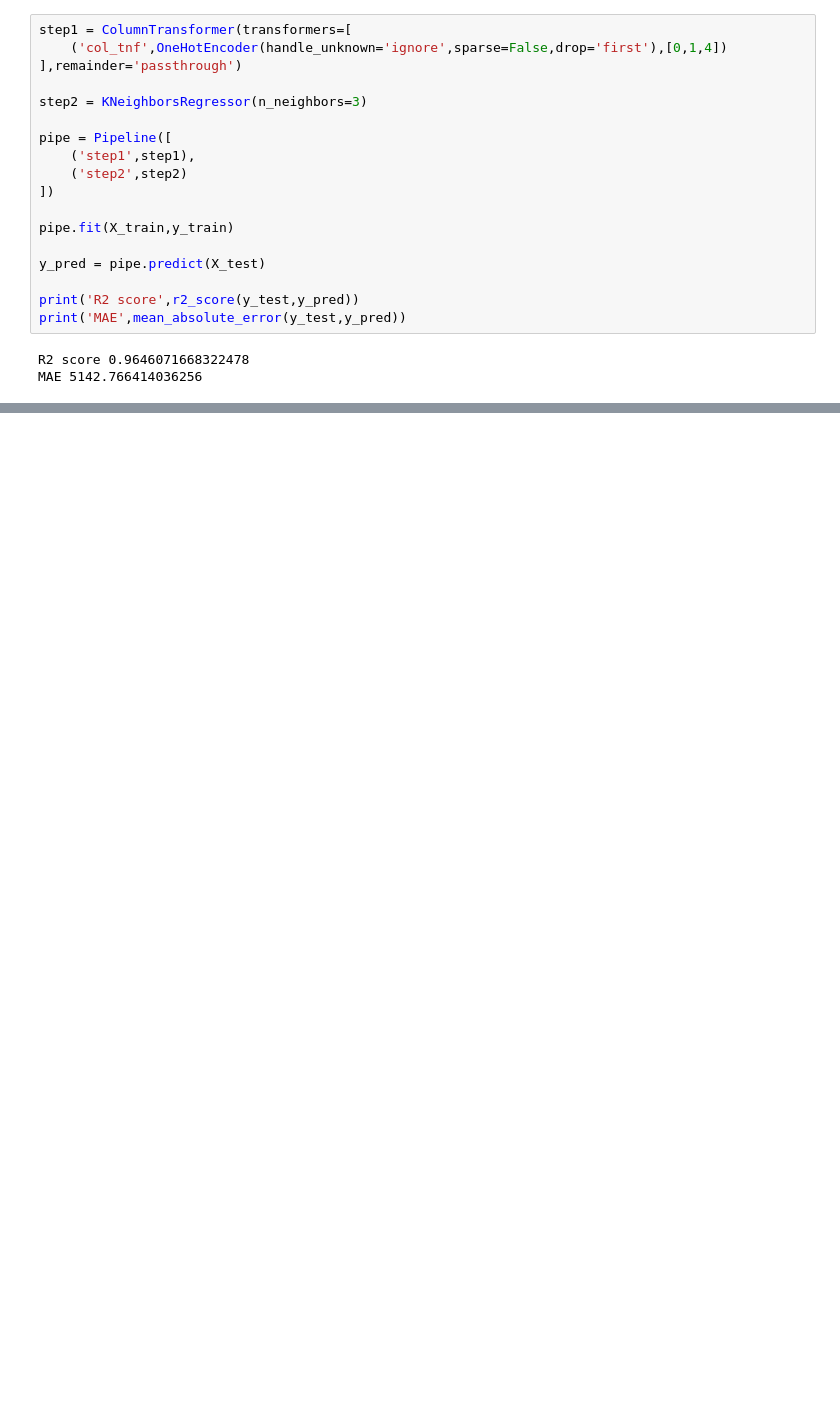
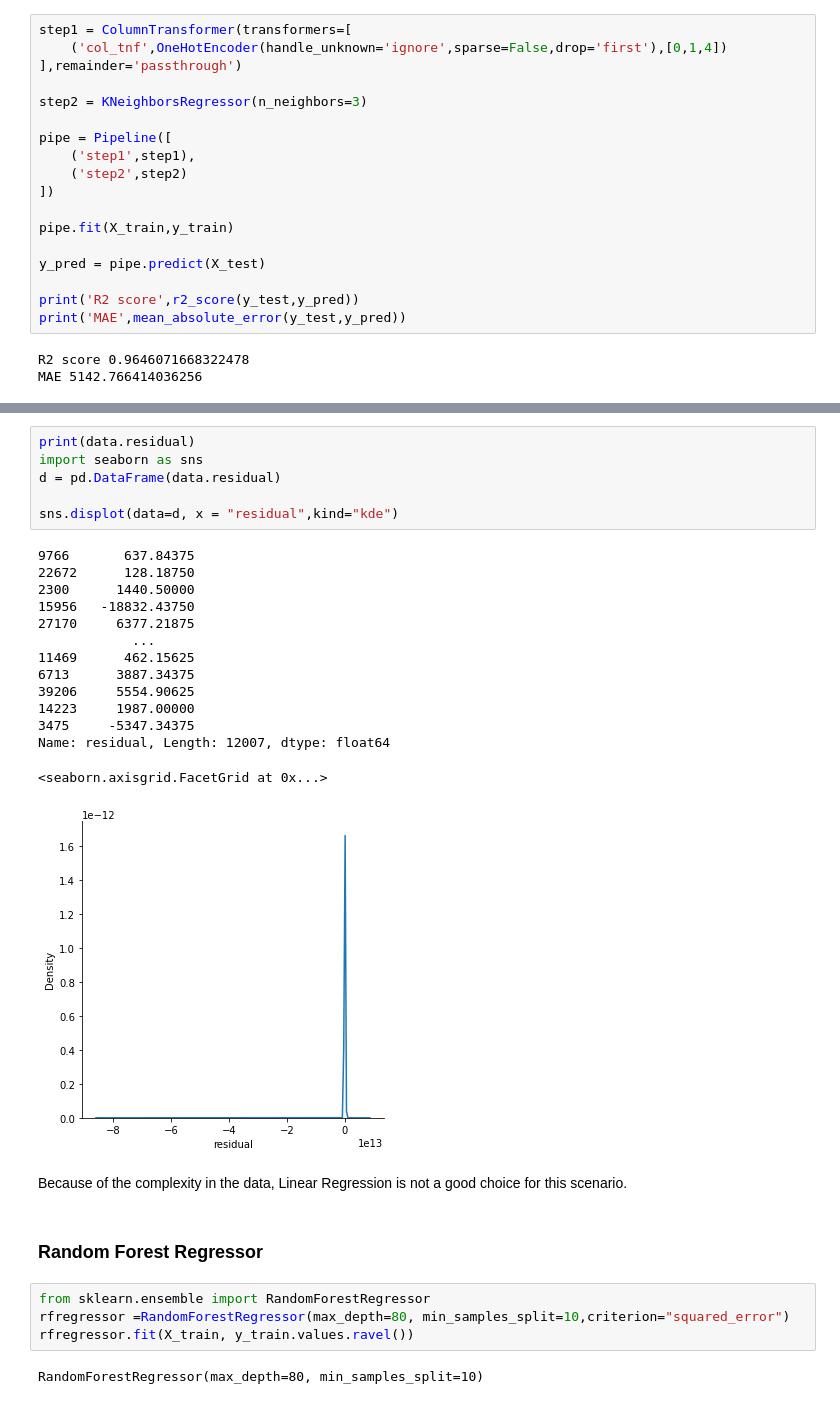
Before and after one commit to RaveenP-glitch/MScIT218785J, a Jupyter notebook: Models with Pipeline.ipynb, the cells around one changed output, grey strips where cells are left out. Drawn from its saved outputs; the diff is of its cells as text; blank space fills up the shorter version.

```diff
--- a/Models with Pipeline.ipynb
+++ b/Models with Pipeline.ipynb
@@ -322,0 +536,31 @@ print('MAE',mean_absolute_error(y_test,y_pred))
+# %%
+print(data.residual)
+import seaborn as sns
+d = pd.DataFrame(data.residual)
+
+sns.displot(data=d, x = "residual",kind="kde")
+# %% [output]
+9766       637.84375
+22672      128.18750
+2300      1440.50000
+15956   -18832.43750
+27170     6377.21875
+            ...
+11469      462.15625
+6713      3887.34375
+39206     5554.90625
+14223     1987.00000
+3475     -5347.34375
+Name: residual, Length: 12007, dtype: float64
+<seaborn.axisgrid.FacetGrid at 0x...>
+[figure, added]
+# %% [markdown]
+Because of the complexity in the data, Linear Regression is not a good choice for this scenario.
+# %% [markdown]
+### Random Forest Regressor
+# %%
+from sklearn.ensemble import RandomForestRegressor
+rfregressor =RandomForestRegressor(max_depth=80, min_samples_split=10,criterion="squared_error")
+rfregressor.fit(X_train, y_train.values.ravel())
+# %% [output]
+RandomForestRegressor(max_depth=80, min_samples_split=10)
```
Also changed, not shown: parts of 90 cells of this notebook, 4 other files.
